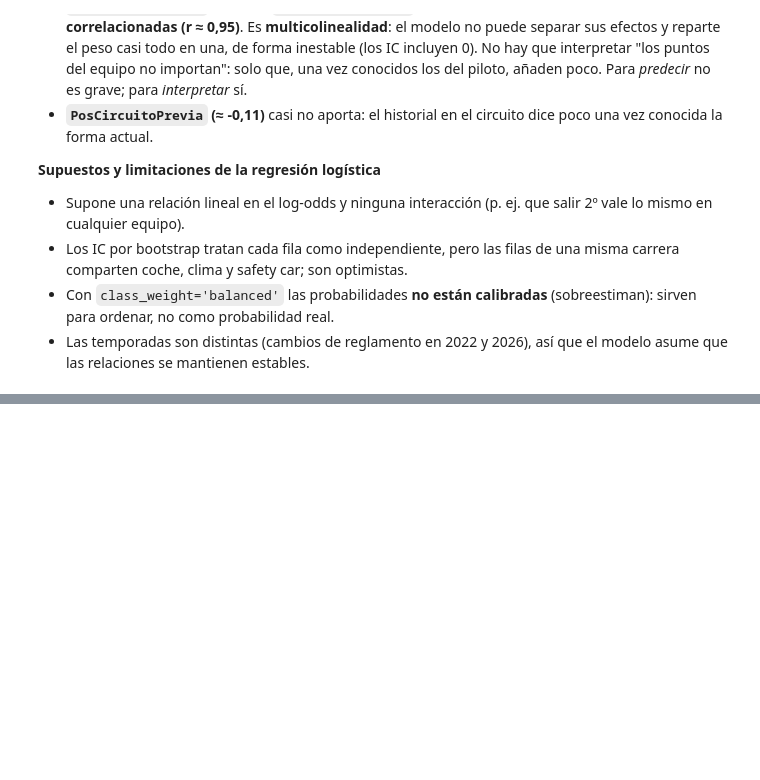
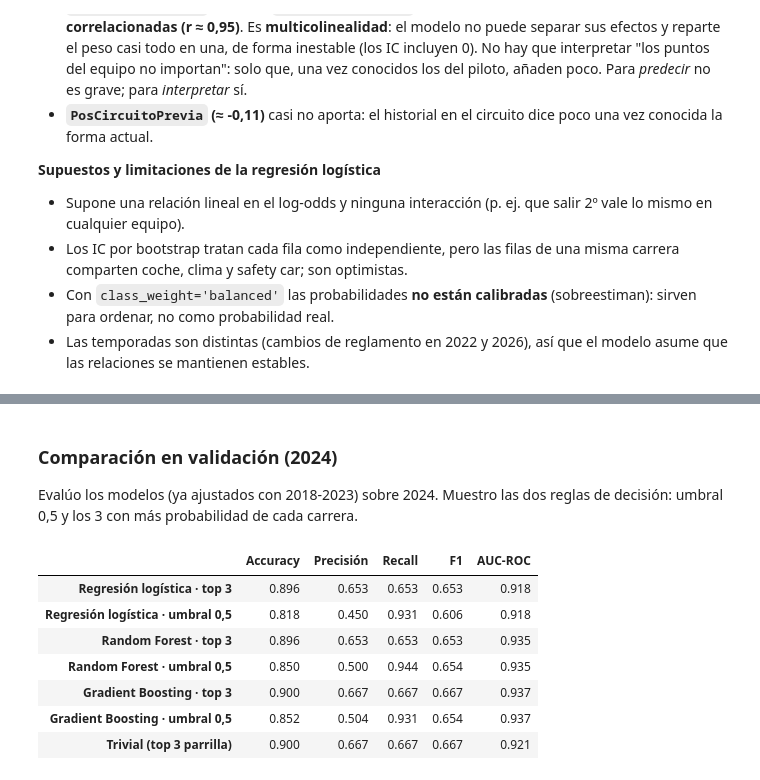
Before and after one commit to wewesito/f1-strategy-analytics, a Jupyter notebook: notebooks/04_prediccion.ipynb, the cells around one changed output, grey strips where cells are left out. Drawn from its saved outputs; the diff is of its cells as text; code cells hidden in the pictures; blank space fills up the shorter version.

```diff
--- a/notebooks/04_prediccion.ipynb
+++ b/notebooks/04_prediccion.ipynb
@@ -519,0 +555,16 @@ plt.show()
+# %%
+import time
+
+busquedas = {}
+for nombre, pipe, espacio in [('Random Forest', md.pipeline_random_forest(), md.ESPACIO_RF),
+                              ('Gradient Boosting', md.pipeline_gradient_boosting(), md.ESPACIO_HGB)]:
+    t0 = time.time()
+    busquedas[nombre] = md.buscar_hiperparametros(pipe, espacio, X_train, y_train, train, n_iter=40)
+    b = busquedas[nombre]
+    print(f'{nombre}: AUC medio en CV temporal = {b.best_score_:.4f}  ({time.time() - t0:.0f} s)')
+    print('   mejores hiperparámetros:', {k.split("__")[1]: round(float(v), 3) for k, v in b.best_params_.items()})
+
+# AUC de la logística en esos mismos cortes, para comparar con la misma vara
+from sklearn.model_selection import cross_val_score
+auc_cv_logit = cross_val_score(md.pipeline_logistico(), X_train, y_train, cv=cortes, scoring='roc_auc').mean()
+print(f'Regresión logística: AUC medio en CV temporal = {auc_cv_logit:.4f}')
@@ -519,0 +600,26 @@ plt.show()
+# %% [markdown]
+### Comparación en validación (2024)
+
+Evalúo los modelos (ya ajustados con 2018-2023) sobre 2024. Muestro las dos reglas de decisión: umbral 0,5 y los 3 con más probabilidad de cada carrera.
+# %%
+rf = busquedas['Random Forest'].best_estimator_
+hgb = busquedas['Gradient Boosting'].best_estimator_
+modelos_val = {'Regresión logística': logit, 'Random Forest': rf, 'Gradient Boosting': hgb}
+probas_val = {n: m.predict_proba(X_val)[:, 1] for n, m in modelos_val.items()}
+
+filas = {}
+for n, p in probas_val.items():
+    filas[f'{n} · top 3'] = md.metricas_top3(y_val, val, p)
+    filas[f'{n} · umbral 0,5'] = md.metricas(y_val, p)
+filas['Trivial (top 3 parrilla)'] = md.metricas_trivial(y_val, val)
+tabla_val = pd.DataFrame(filas).T.round(3)
+tabla_val
+# %% [output]
+|  | Accuracy | Precisión | Recall | F1 | AUC-ROC |
+| Regresión logística · top 3 | 0.896 | 0.653 | 0.653 | 0.653 | 0.918 |
+| Regresión logística · umbral 0,5 | 0.818 | 0.450 | 0.931 | 0.606 | 0.918 |
+| Random Forest · top 3 | 0.896 | 0.653 | 0.653 | 0.653 | 0.935 |
+| Random Forest · umbral 0,5 | 0.850 | 0.500 | 0.944 | 0.654 | 0.935 |
+| Gradient Boosting · top 3 | 0.900 | 0.667 | 0.667 | 0.667 | 0.937 |
+| Gradient Boosting · umbral 0,5 | 0.852 | 0.504 | 0.931 | 0.654 | 0.937 |
+| Trivial (top 3 parrilla) | 0.900 | 0.667 | 0.667 | 0.667 | 0.921 |
```
Also changed, not shown: parts of 7 cells of this notebook, 1 other file.
